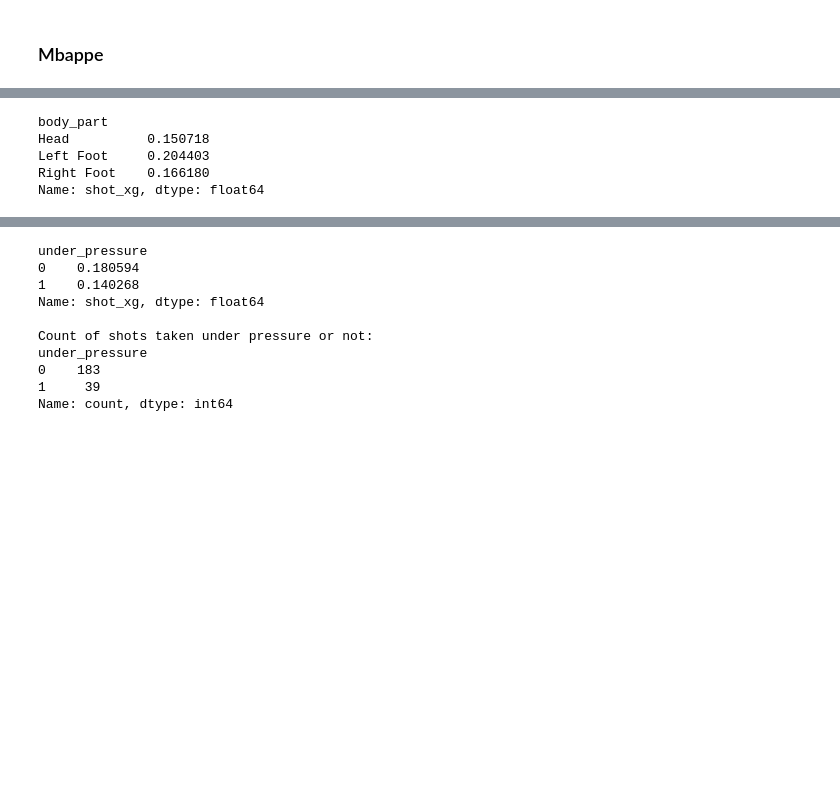
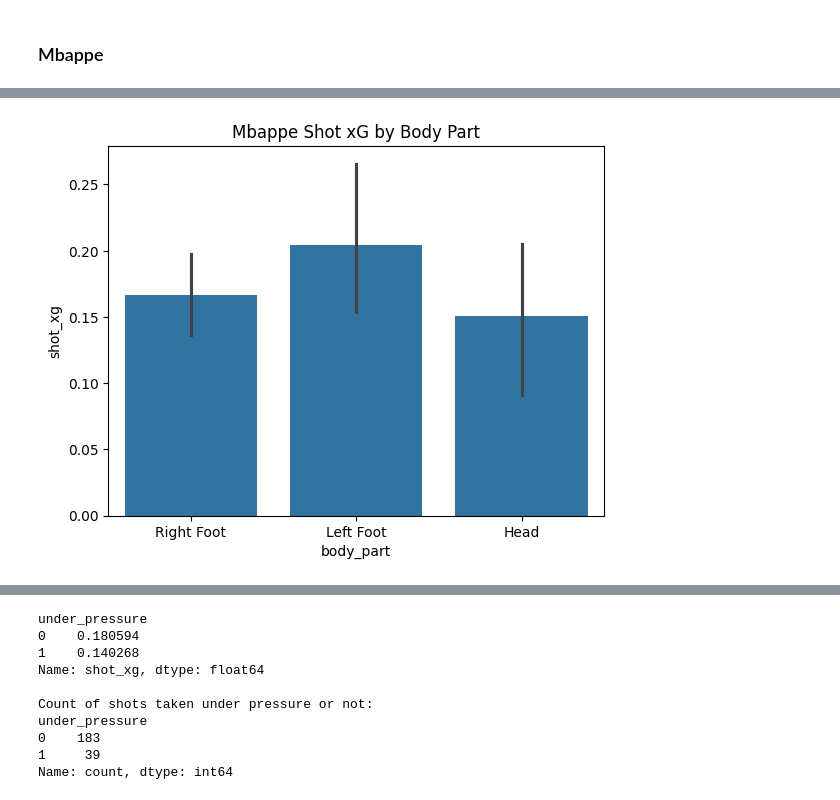
Before and after one commit to Clarkey33/Soccer-xG-Analytics-Model, a Jupyter notebook: notebooks/player_finishing_profile_data_prep.ipynb, the cells around one changed output, grey strips where cells are left out. Cells and saved outputs as stored; diff of their text form; code cells hidden in the pictures; blank space fills up the shorter version.

```diff
--- a/notebooks/player_finishing_profile_data_prep.ipynb
+++ b/notebooks/player_finishing_profile_data_prep.ipynb
@@ -966,12 +1019,11 @@ dtype: int64
 # %%
 #2. Is player finishing quality good striking with both feet
 mbappe.groupby('body_part')['shot_xg'].mean()
+sns.barplot(data=mbappe, x='body_part', y='shot_xg')
+plt.title('Mbappe Shot xG by Body Part')
+plt.show()
 # %% [output]
-body_part
-Head          0.150718
-Left Foot     0.204403
-Right Foot    0.166180
-Name: shot_xg, dtype: float64
+[figure, added]
 # %%
 #3. What sequence of play results in player's best xG/goal?
 mbappe.groupby('play_pattern')['shot_xg'].max().sort_values(ascending=False)
```
Also changed, not shown: parts of 19 cells of this notebook, 2 other files.
